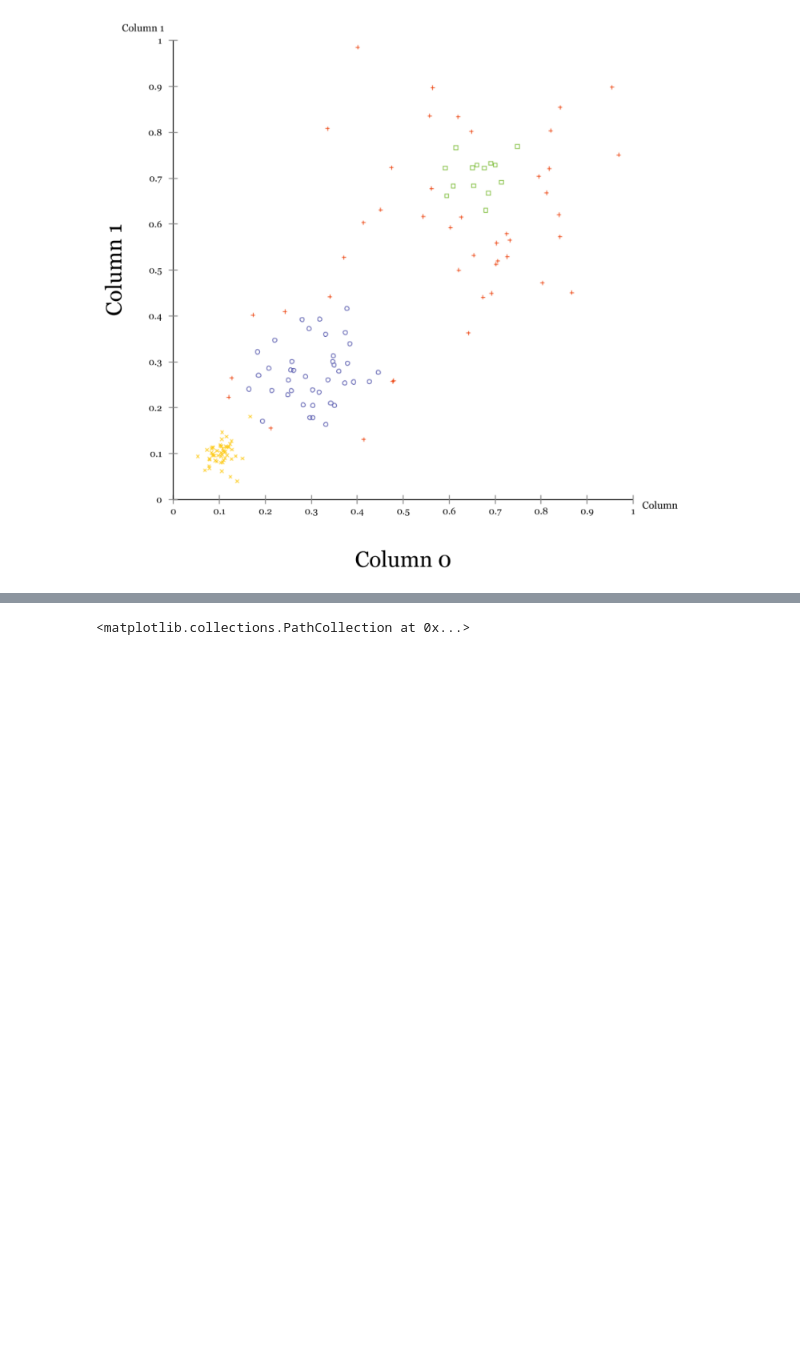
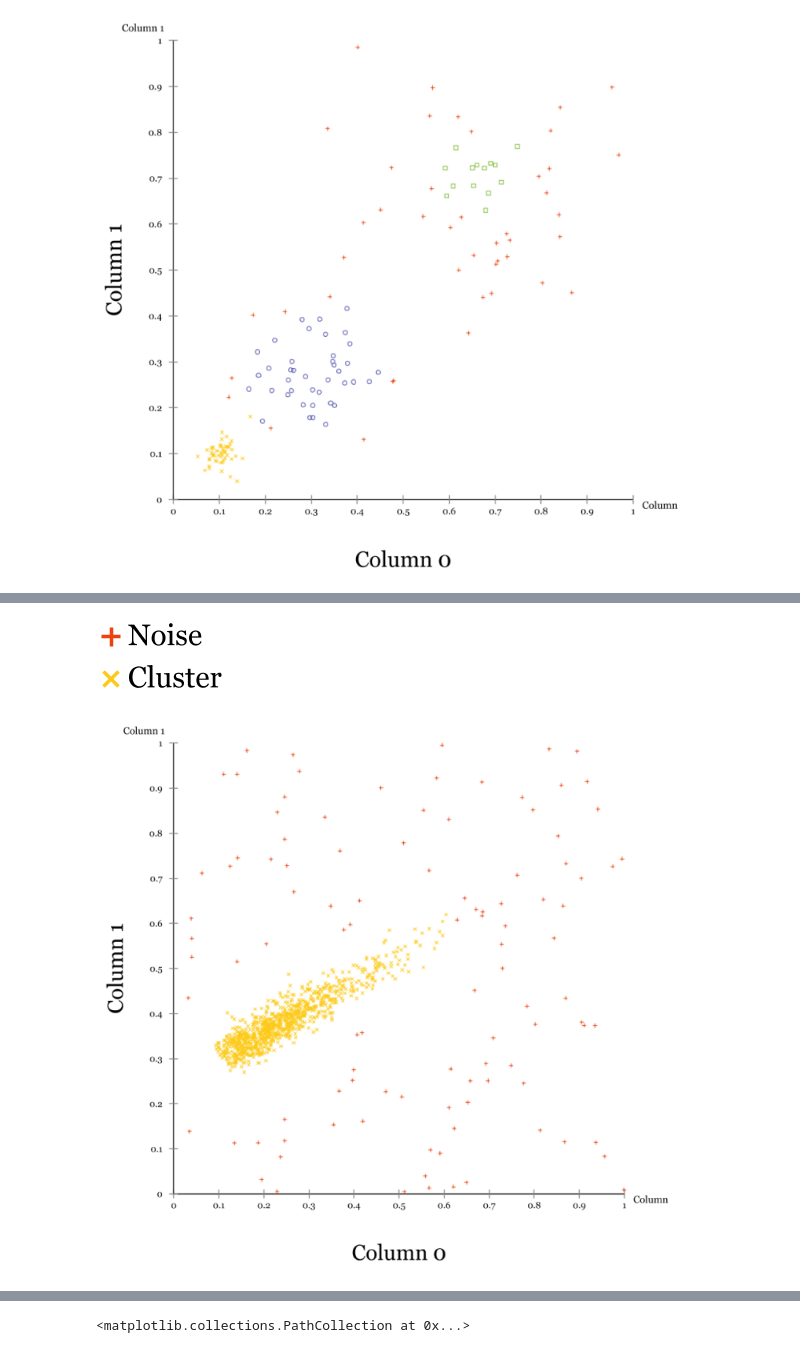
Before and after one commit to Niklas123456789/DM, a Jupyter notebook: src/Algorithm_Testing.ipynb, the cells around one changed output, grey strips where cells are left out. Saved outputs shown, nothing was run; the diff lists cells and outputs as text; code cells hidden in the pictures; blank space fills up the shorter version.

```diff
--- a/src/Algorithm_Testing.ipynb
+++ b/src/Algorithm_Testing.ipynb
@@ -75,3 +82,10 @@ display(Image(os.path.join(base_path_testing, dataset,'1__eps0_7__minPts8__delta
+# %%
+# display results of elki
+display(Image(os.path.join(base_path_testing, dataset,'1__eps0_5__minPts10__delta0_3__kappa100__lambda2__legend.png')))
+display(Image(os.path.join(base_path_testing, dataset,'1__eps0_5__minPts10__delta0_3__kappa100__lambda2.png')))
+# %% [output]
+[figure, added]
+[figure, added]
 # %%
 # does not work properly
 dataset = 'mouse'
```
Also changed, not shown: parts of 5 cells of this notebook, 1 other file.
